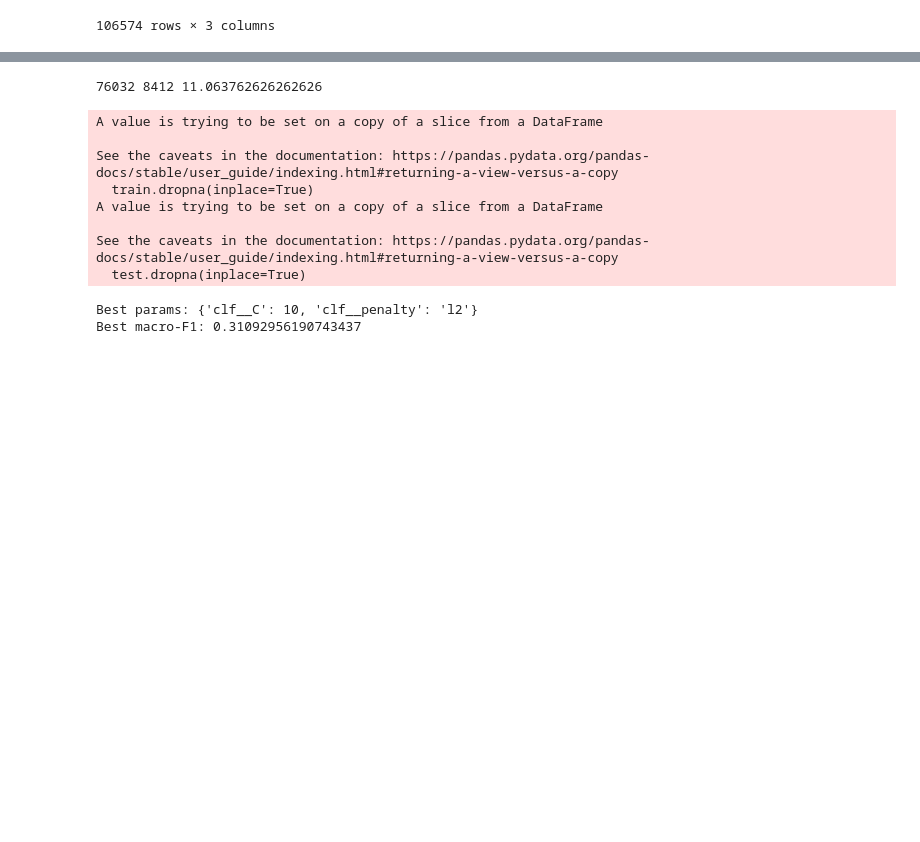
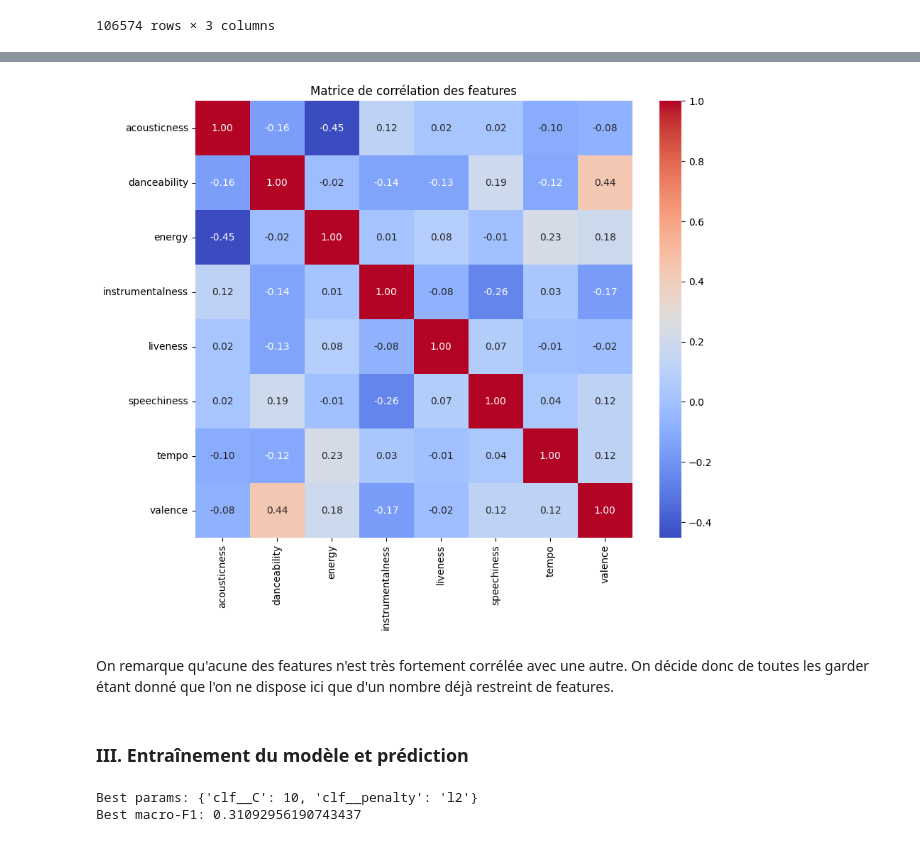
Before and after one commit to refouch/applied-statistical-learning, a Jupyter notebook: logreg.ipynb, the cells around one changed output, grey strips where cells are left out. Cells and saved outputs as stored; diff of their text form; code cells hidden in the pictures; blank space fills up the shorter version.

```diff
--- a/logreg.ipynb
+++ b/logreg.ipynb
@@ -104,2 +136,28 @@ full_set
+# %%
+# Splitting dataset and computing correlation
+X = full_set.drop(columns=['genre_top', 'genre_top_grouped', 'set', 'track_id'])
+y = full_set["genre_top_grouped"]
+
+corr_matrix = X.corr()
+# %%
+import seaborn as sns
+import matplotlib.pyplot as plt
+
+plt.figure(figsize=(10, 8))
+sns.heatmap(
+    corr_matrix,
+    annot=True,
+    fmt=".2f",
+    cmap="coolwarm",
+    square=True
+)
+plt.title("Matrice de corrélation des features")
+plt.show()
+# %% [output]
+[figure, added]
+# %% [markdown]
+On remarque qu'acune des features n'est très fortement corrélée avec une autre. On décide donc de toutes les garder étant donné que l'on ne dispose ici que d'un nombre déjà restreint de features.
+# %% [markdown]
+### III. Entraînement du modèle et prédiction
 # %%
 from sklearn.model_selection import train_test_split
@@ -116,20 +169,3 @@ X_train, X_test, y_train, y_test = train_test_split(
     random_state=42,
     stratify=y
 )
-# %%
-train = full_set[full_set['set'] == 'training']
-test = full_set[full_set['set'] == 'test']
-train.dropna(inplace=True)
-test.dropna(inplace=True)
-
-print(train.size,test.size,test.size*100/train.size)
-# %% [output]
-76032 8412 11.063762626262626
-A value is trying to be set on a copy of a slice from a DataFrame
-
-See the caveats in the documentation: https://pandas.pydata.org/pandas-docs/stable/user_guide/indexing.html#returning-a-view-versus-a-copy
-  train.dropna(inplace=True)
-A value is trying to be set on a copy of a slice from a DataFrame
-
-See the caveats in the documentation: https://pandas.pydata.org/pandas-docs/stable/user_guide/indexing.html#returning-a-view-versus-a-copy
-  test.dropna(inplace=True)
```
Also changed, not shown: parts of 19 cells of this notebook.
